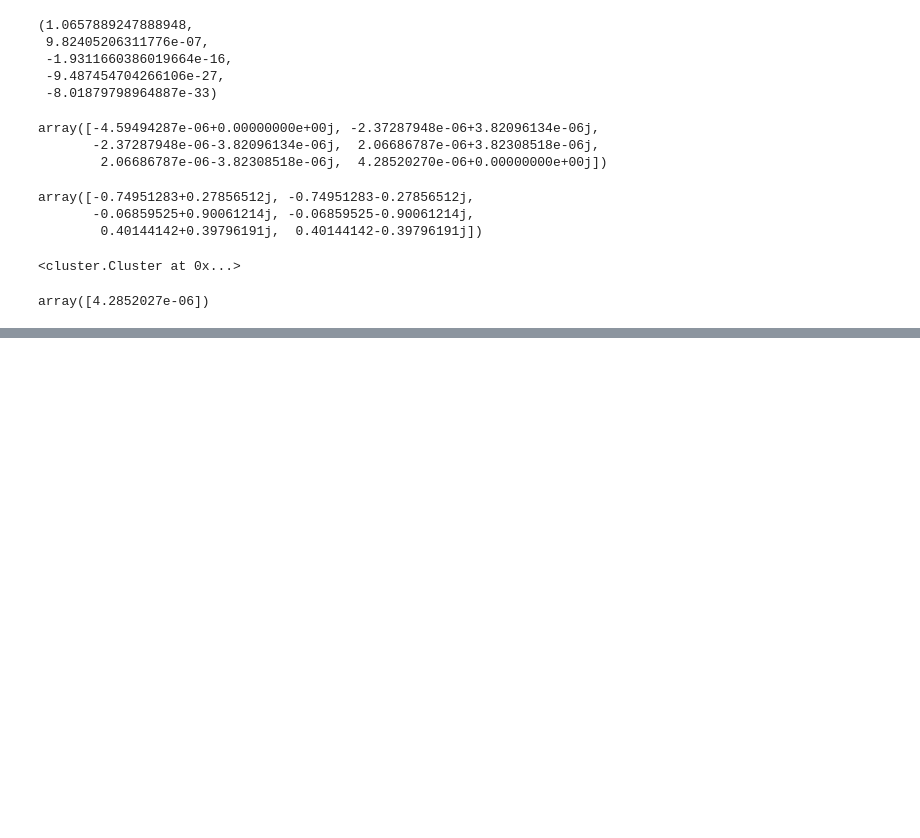
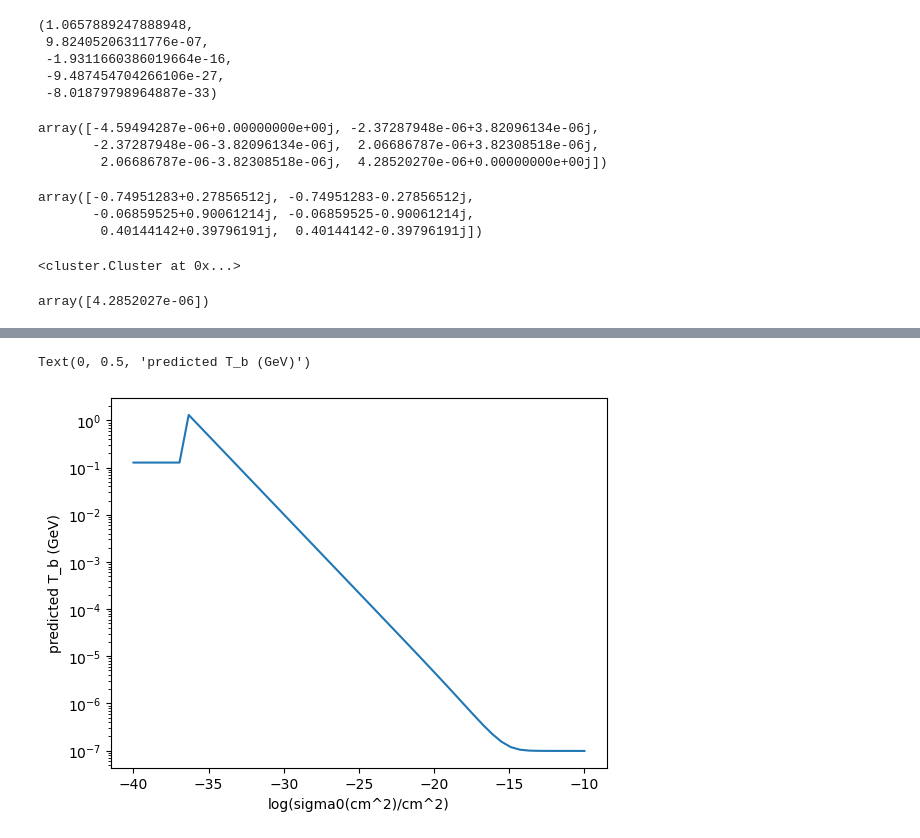
Before and after one commit to kpardo/thermo-idm, a Jupyter notebook: pred_T_b_methods.ipynb, the cells around one changed output, grey strips where cells are left out. Drawn from its saved outputs; the diff is of its cells as text; code cells hidden in the pictures; blank space fills up the shorter version.

```diff
--- a/pred_T_b_methods.ipynb
+++ b/pred_T_b_methods.ipynb
@@ -240,3 +244,10 @@ p0=[-20, -4]
 test_cluster.pred_T_b(p0)
 # %% [output]
 array([4.2852027e-06])
+# %%
+m_chi = -1
+sigma_0s = np.linspace(-40, -10)
+p0s = [(s0, m_chi) for s0 in sigma_0s]
+# %%
+pred_Tbs = [test_cluster.pred_T_b(p).value for p in p0s]
+pred_Tbs
@@ -242,0 +272,8 @@ array([4.2852027e-06])
+# %%
+plt.plot(sigma_0s, pred_Tbs)
+plt.yscale('log')
+plt.xlabel('log(sigma0(cm^2)/cm^2)')
+plt.ylabel('predicted T_b (GeV)')
+# %% [output]
+Text(0, 0.5, 'predicted T_b (GeV)')
+[figure, added]
```
Also changed, not shown: parts of 6 cells of this notebook, 4 other files.
